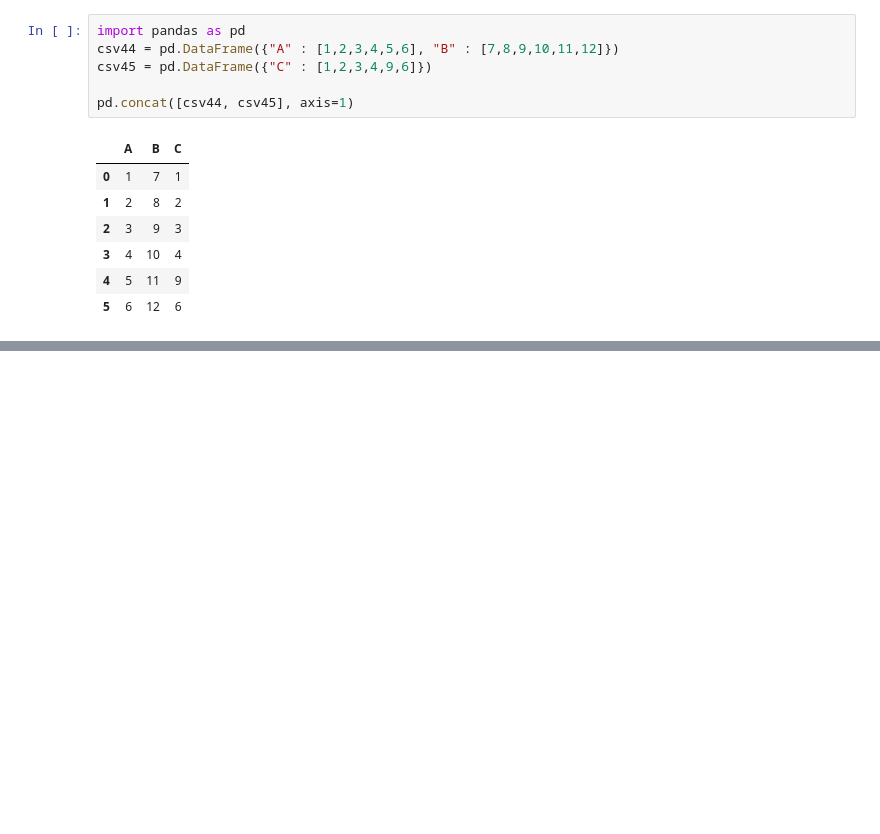
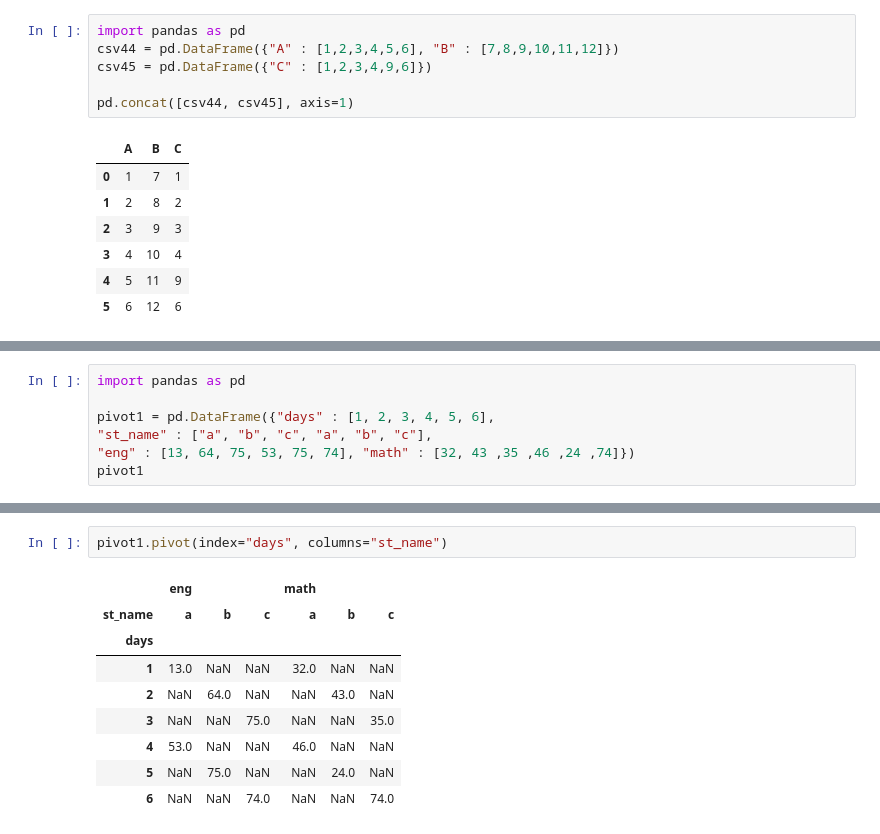
Before and after one commit to AliasgerKing1/1001_ai, a Jupyter notebook: 1001_ai_python/Ai/LearningMachineLearning/Pandas_prec.ipynb, the cells around one changed output, grey strips where cells are left out. Cells and saved outputs as stored; diff of their text form; blank space fills up the shorter version.

```diff
--- a/1001_ai_python/Ai/ImageGeneration/Pandas_prec.ipynb
+++ b/1001_ai_python/Ai/LearningMachineLearning/Pandas_prec.ipynb
@@ -1069,0 +1306,7 @@ pd.concat([csv44, csv45], axis=1)
+# %%
+import pandas as pd
+
+pivot1 = pd.DataFrame({"days" : [1, 2, 3, 4, 5, 6],
+"st_name" : ["a", "b", "c", "a", "b", "c"],
+"eng" : [13, 64, 75, 53, 75, 74], "math" : [32, 43 ,35 ,46 ,24 ,74]})
+pivot1
@@ -1069,0 +1321,12 @@ pd.concat([csv44, csv45], axis=1)
+# %%
+pivot1.pivot(index="days", columns="st_name")
+# %% [output]
+|  | eng |  |  | math |  |  |
+| st_name | a | b | c | a | b | c |
+| days |  |  |  |  |  |  |
+| 1 | 13.0 | NaN | NaN | 32.0 | NaN | NaN |
+| 2 | NaN | 64.0 | NaN | NaN | 43.0 | NaN |
+| 3 | NaN | NaN | 75.0 | NaN | NaN | 35.0 |
+| 4 | 53.0 | NaN | NaN | 46.0 | NaN | NaN |
+| 5 | NaN | 75.0 | NaN | NaN | 24.0 | NaN |
+| 6 | NaN | NaN | 74.0 | NaN | NaN | 74.0 |
```
Also changed, not shown: parts of 29 cells of this notebook, 15 other files.
